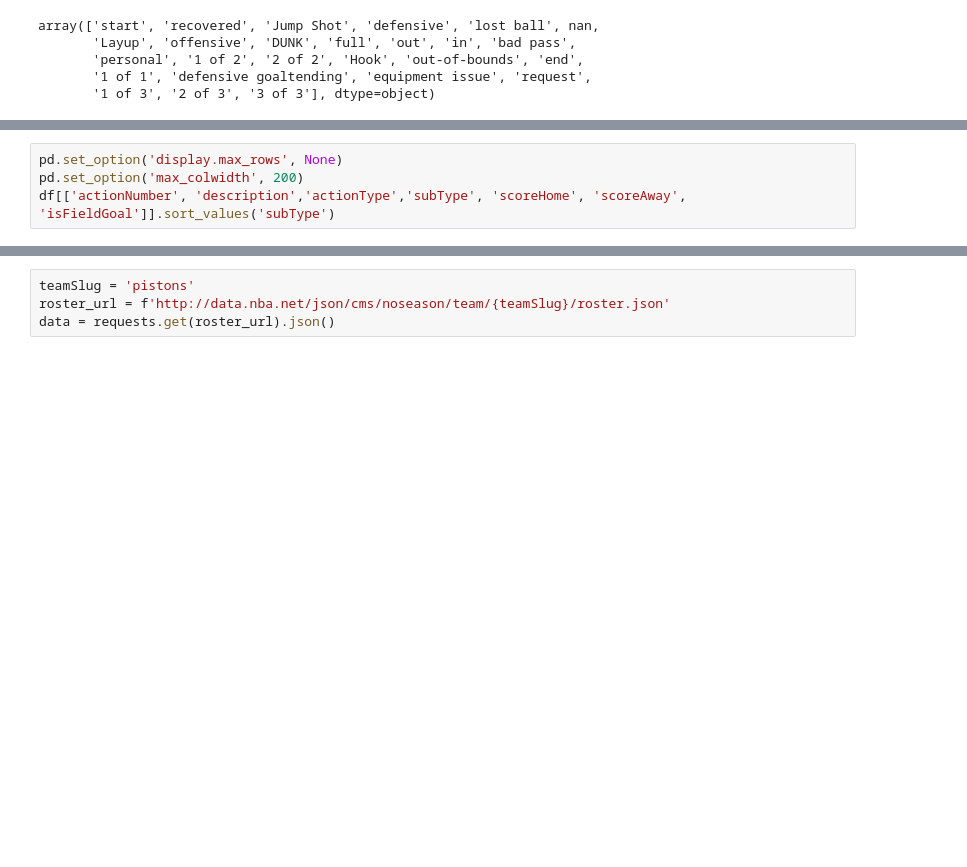
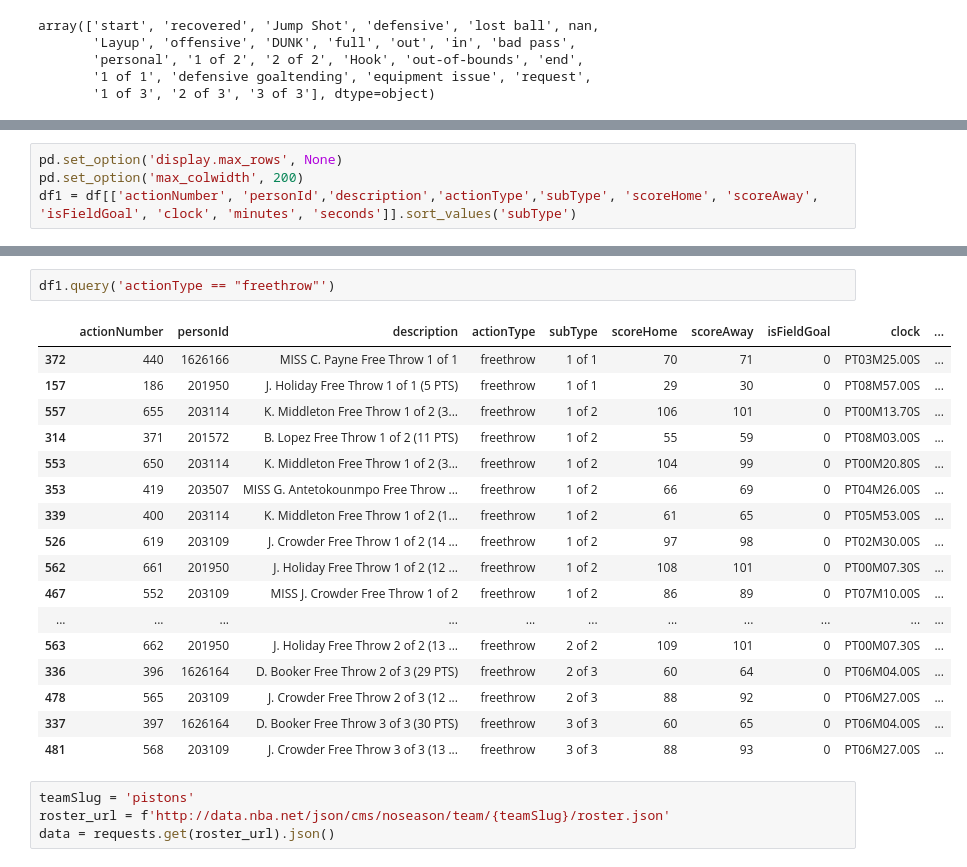
Before and after one commit to ejw-data/proj-nba-eda, a Jupyter notebook: play_by_play.ipynb, the cells around one changed output, grey strips where cells are left out. Cells and saved outputs as stored; diff of their text form; blank space fills up the shorter version.

```diff
--- a/play_by_play.ipynb
+++ b/play_by_play.ipynb
@@ -88,4 +100,4 @@ array(['start', 'recovered', 'Jump Shot', 'defensive', 'lost ball', nan,
 # %%
 pd.set_option('display.max_rows', None)
 pd.set_option('max_colwidth', 200)
-df[['actionNumber', 'description','actionType','subType', 'scoreHome', 'scoreAway', 'isFieldGoal']].sort_values('subType')
+df1 = df[['actionNumber', 'personId','description','actionType','subType', 'scoreHome', 'scoreAway', 'isFieldGoal', 'clock', 'minutes', 'seconds']].sort_values('subType')
@@ -145,3 +125,23 @@ df
+# %%
+df1.query('actionType == "freethrow"')
+# %% [output]
+|  | actionNumber | personId | description | actionType | subType | scoreHome | scoreAway | isFieldGoal | clock | ... |
+| 372 | 440 | 1626166 | MISS C. Payne Free Throw 1 of 1 | freethrow | 1 of 1 | 70 | 71 | 0 | PT03M25.00S | ... |
+| 157 | 186 | 201950 | J. Holiday Free Throw 1 of 1 (5 PTS) | freethrow | 1 of 1 | 29 | 30 | 0 | PT08M57.00S | ... |
+| 557 | 655 | 203114 | K. Middleton Free Throw 1 of 2 (3... | freethrow | 1 of 2 | 106 | 101 | 0 | PT00M13.70S | ... |
+| 314 | 371 | 201572 | B. Lopez Free Throw 1 of 2 (11 PTS) | freethrow | 1 of 2 | 55 | 59 | 0 | PT08M03.00S | ... |
+| 553 | 650 | 203114 | K. Middleton Free Throw 1 of 2 (3... | freethrow | 1 of 2 | 104 | 99 | 0 | PT00M20.80S | ... |
+| 353 | 419 | 203507 | MISS G. Antetokounmpo Free Throw ... | freethrow | 1 of 2 | 66 | 69 | 0 | PT04M26.00S | ... |
+| 339 | 400 | 203114 | K. Middleton Free Throw 1 of 2 (1... | freethrow | 1 of 2 | 61 | 65 | 0 | PT05M53.00S | ... |
+| 526 | 619 | 203109 | J. Crowder Free Throw 1 of 2 (14 ... | freethrow | 1 of 2 | 97 | 98 | 0 | PT02M30.00S | ... |
+| 562 | 661 | 201950 | J. Holiday Free Throw 1 of 2 (12 ... | freethrow | 1 of 2 | 108 | 101 | 0 | PT00M07.30S | ... |
+| 467 | 552 | 203109 | MISS J. Crowder Free Throw 1 of 2 | freethrow | 1 of 2 | 86 | 89 | 0 | PT07M10.00S | ... |
+| ... | ... | ... | ... | ... | ... | ... | ... | ... | ... | ... |
+| 563 | 662 | 201950 | J. Holiday Free Throw 2 of 2 (13 ... | freethrow | 2 of 2 | 109 | 101 | 0 | PT00M07.30S | ... |
+| 336 | 396 | 1626164 | D. Booker Free Throw 2 of 3 (29 PTS) | freethrow | 2 of 3 | 60 | 64 | 0 | PT06M04.00S | ... |
+| 478 | 565 | 203109 | J. Crowder Free Throw 2 of 3 (12 ... | freethrow | 2 of 3 | 88 | 92 | 0 | PT06M27.00S | ... |
+| 337 | 397 | 1626164 | D. Booker Free Throw 3 of 3 (30 PTS) | freethrow | 3 of 3 | 60 | 65 | 0 | PT06M04.00S | ... |
+| 481 | 568 | 203109 | J. Crowder Free Throw 3 of 3 (13 ... | freethrow | 3 of 3 | 88 | 93 | 0 | PT06M27.00S | ... |
 # %%
 teamSlug = 'pistons'
 roster_url = f'http://data.nba.net/json/cms/noseason/team/{teamSlug}/roster.json'
```
Also changed, not shown: parts of 5 cells of this notebook, 2 other files.
